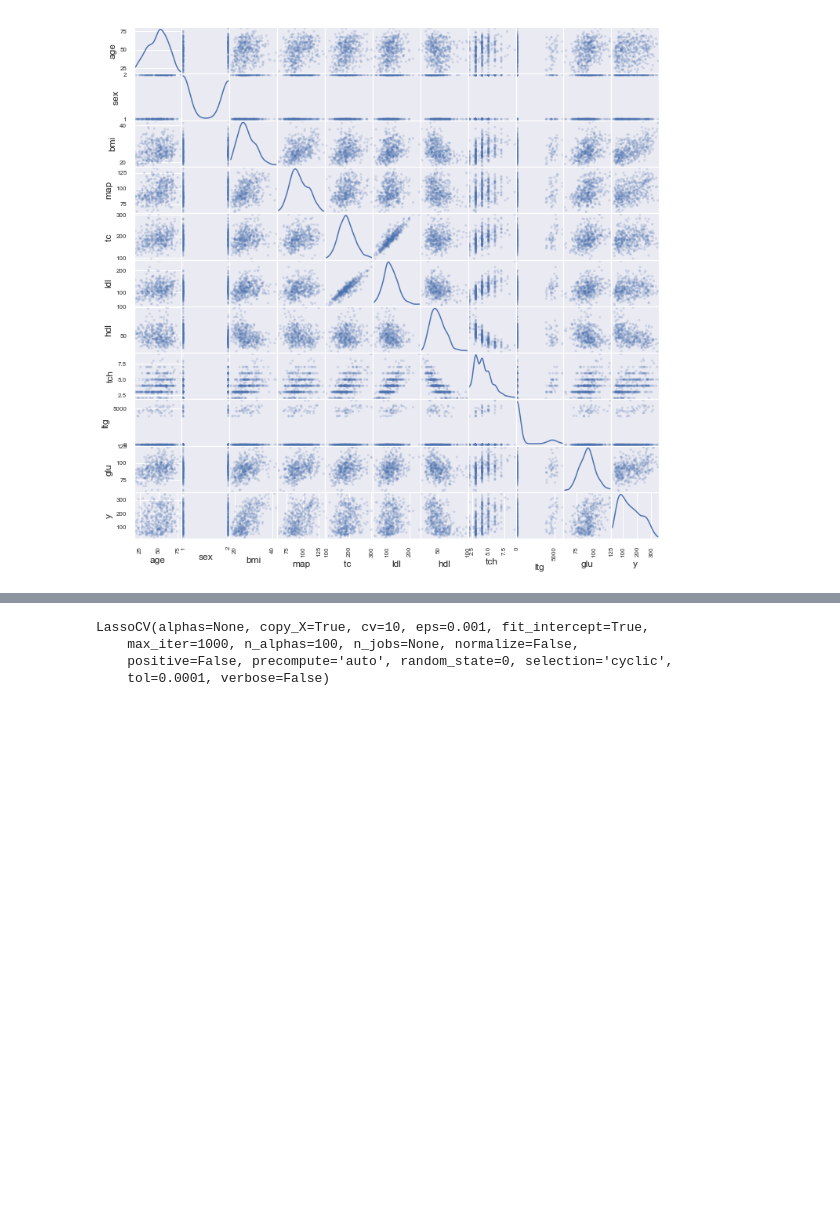
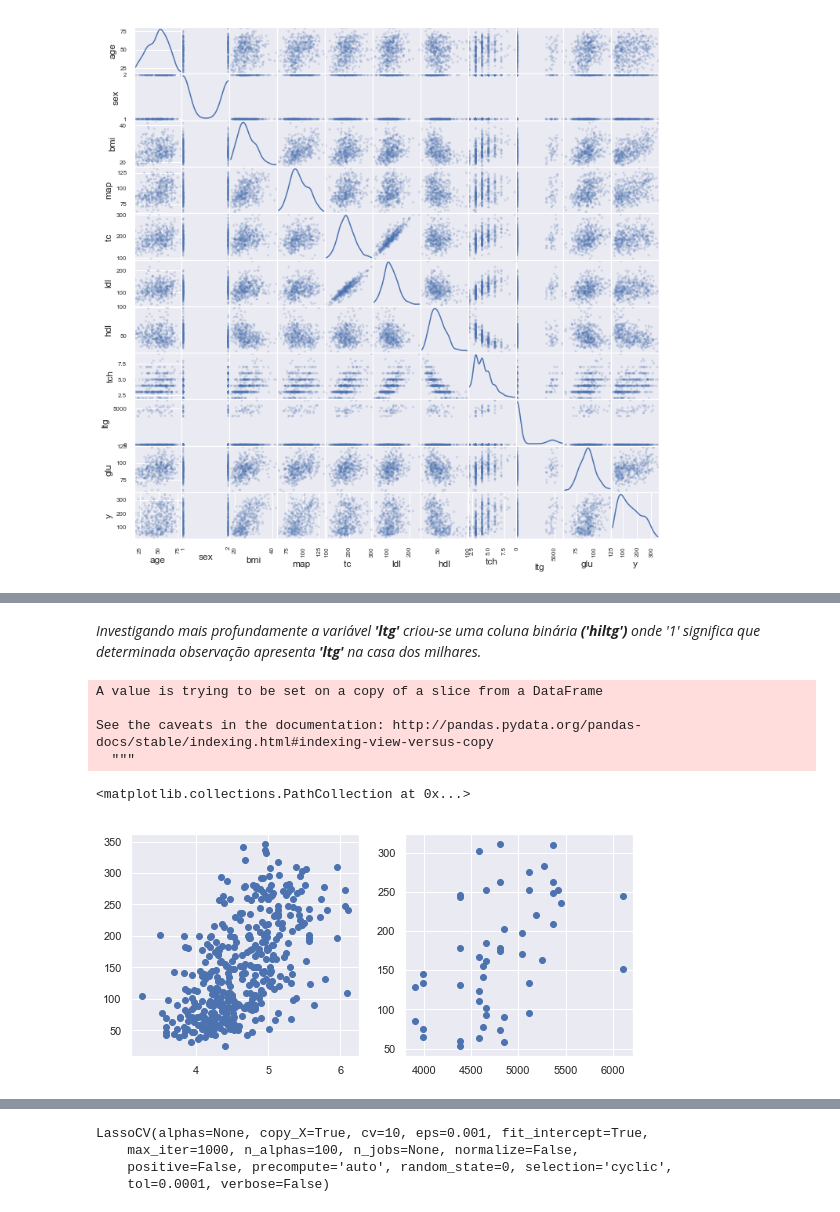
Before and after one commit to prbronze/MCZA015-13, a Jupyter notebook: Diabetes and Regression.ipynb, the cells around one changed output, grey strips where cells are left out. Cells and saved outputs as stored; diff of their text form; code cells hidden in the pictures; blank space fills up the shorter version.

```diff
--- a/Diabetes and Regression.ipynb
+++ b/Diabetes and Regression.ipynb
@@ -104,0 +111,21 @@ _Sex is extremely low correlated to the outcome while is correlated to hdl negat
+# %% [markdown]
+_Investigando mais profundamente a variável **'ltg'** criou-se uma coluna binária **('hiltg')** onde '1' significa que determinada observação apresenta **'ltg'** na casa dos milhares._
+# %%
+df['hiltg'] = 0
+for rw in range(df.shape[0]):
+    if df['ltg'][rw]> 1000:
+        df['hiltg'][rw] = 1
+# %% [output]
+A value is trying to be set on a copy of a slice from a DataFrame
+
+See the caveats in the documentation: http://pandas.pydata.org/pandas-docs/stable/indexing.html#indexing-view-versus-copy
+  """
+# %%
+plt.figure(figsize=(9,9))
+plt.subplot(221)
+plt.scatter(df[df['hiltg']==0]['ltg'],df[df['hiltg']==0]['y'])
+plt.subplot(222)
+plt.scatter(df[df['hiltg']==1]['ltg'],df[df['hiltg']==1]['y'])
+# %% [output]
+<matplotlib.collections.PathCollection at 0x...>
+[figure, added]
```
Also changed, not shown: parts of 22 cells of this notebook.
